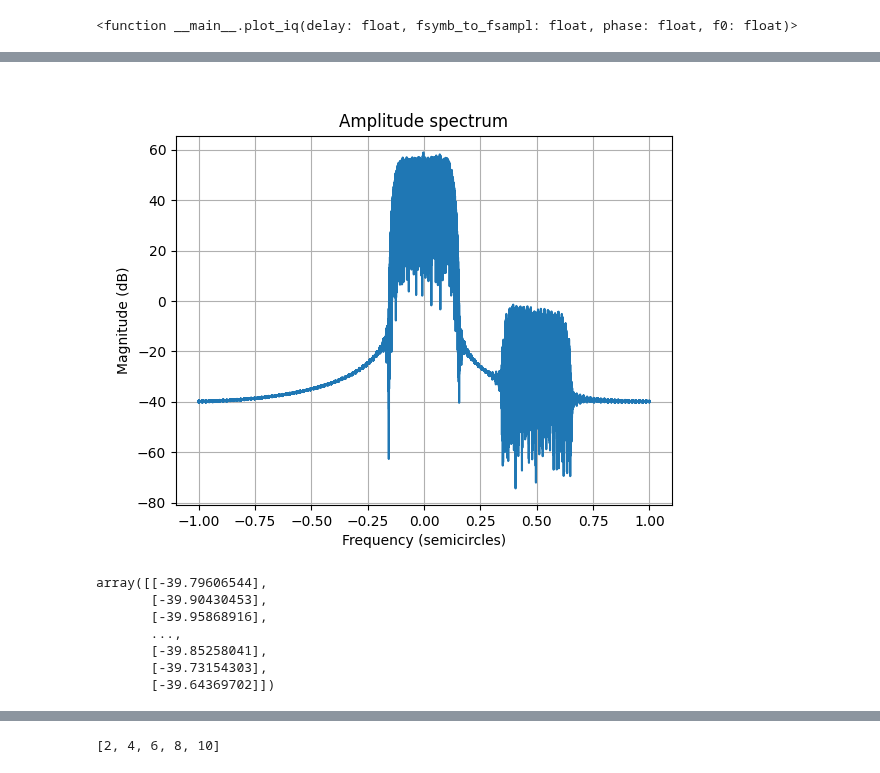
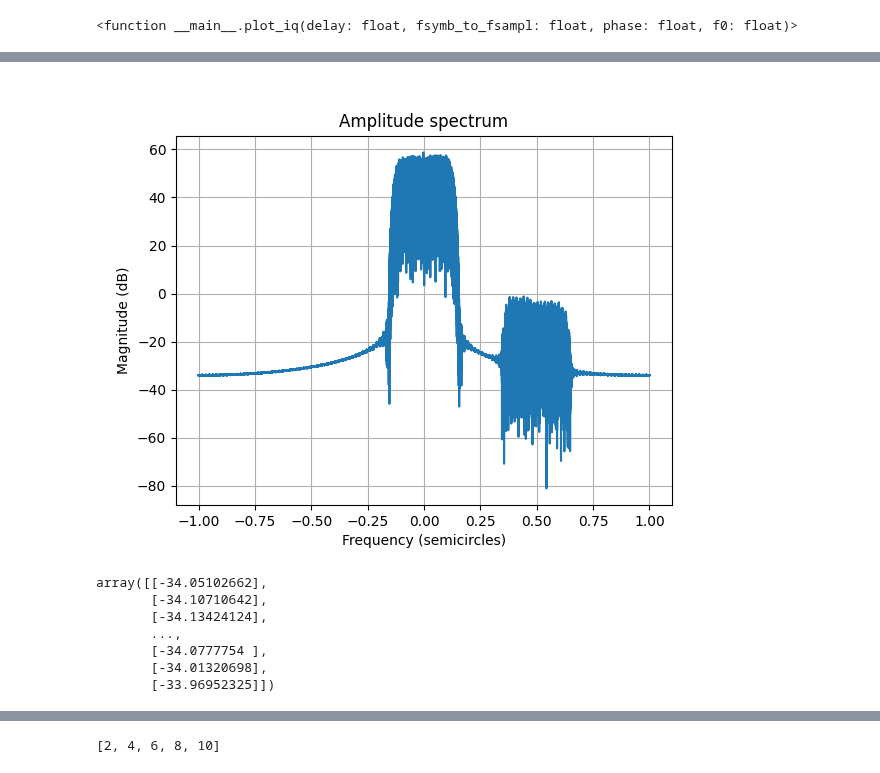
Before and after one commit to incredibleSaint/signal_processing, a Jupyter notebook: qpsk_visualization.ipynb, the cells around one changed output, grey strips where cells are left out. Saved outputs shown, nothing was run; the diff lists cells and outputs as text; code cells hidden in the pictures.

Commit message:
[u] compare double (py) and float (gpu) rrc filtering

```diff
--- a/qpsk_visualization.ipynb
+++ b/qpsk_visualization.ipynb
@@ -467,11 +467,15 @@ def read_float_by_unpack_delimeter(file_name, data_type, data_num=0, shift=0, se
             data_num = int(file_size / 4)
         if data_type == 'int16':
             data_num = int(file_size / 2)
+        if data_type == 'float64':
+            data_num = int(file_size / 8)
 
     if data_type == 'float32':
         t = np.float32
     if data_type == 'int16':
         t = np.int16
+    if data_type == 'float64':
+        t = np.float64
 
 
     # Open the binary file using a file object
@@ -550,7 +554,8 @@ file_path = "/home/xy/cuda_filt_sig_int16.pcm" #Documents/linkstar_625kbaud_fs_1
 file_path = "qpsk_rc_int16_1_sig.bin"
 file_path = "qpsk_rrc_int16_after_py_rrc_fl32.bin"
 # file_path = "qpsk_rrc_float.bin"
-#file_path = "/home/incredible/Projects/gpu/GPU_Overlap-and-save_convolution/GPU_OLS_C2C_sharedmemory/conv_signal.dat"
+file_path = "/home/incredible/Projects/gpu/GPU_Overlap-and-save_convolution/GPU_OLS_C2C_sharedmemory/conv_signal.dat"
+#file_path = "qpsk_rrc_after_py_rrc_fl64.bin"
 
 data_type = 'float32'
 figure_counter = 0
@@ -580,11 +585,11 @@ data num
-[figure, old version]
+[figure, new version]
-array([[-39.79606544],
-       [-39.90430453],
-       [-39.95868916],
+array([[-34.05102662],
+       [-34.10710642],
+       [-34.13424124],
        ...,
-       [-39.85258041],
-       [-39.73154303],
-       [-39.64369702]])
+       [-34.0777754 ],
+       [-34.01320698],
+       [-33.96952325]])
 # %%
 #source_signal = source_signal_full[int(2.0e7):int(2.1e7):]
 #source_signal = source_signal_full[:1000]#int(2.0e7 + 303500):int(2.0e7 + 304000):]
```
Also changed, not shown: parts of 5 cells of this notebook, 2 other files.
